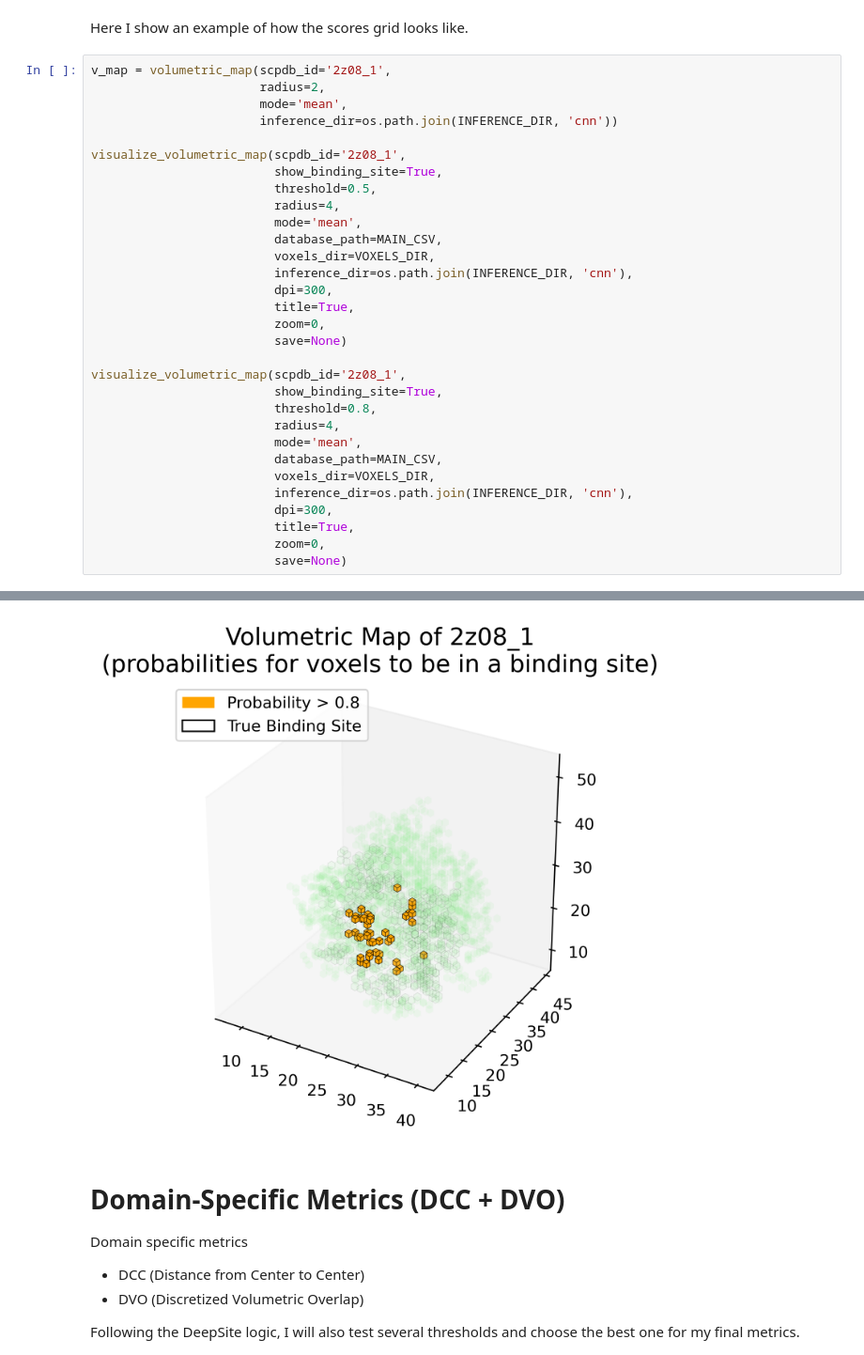
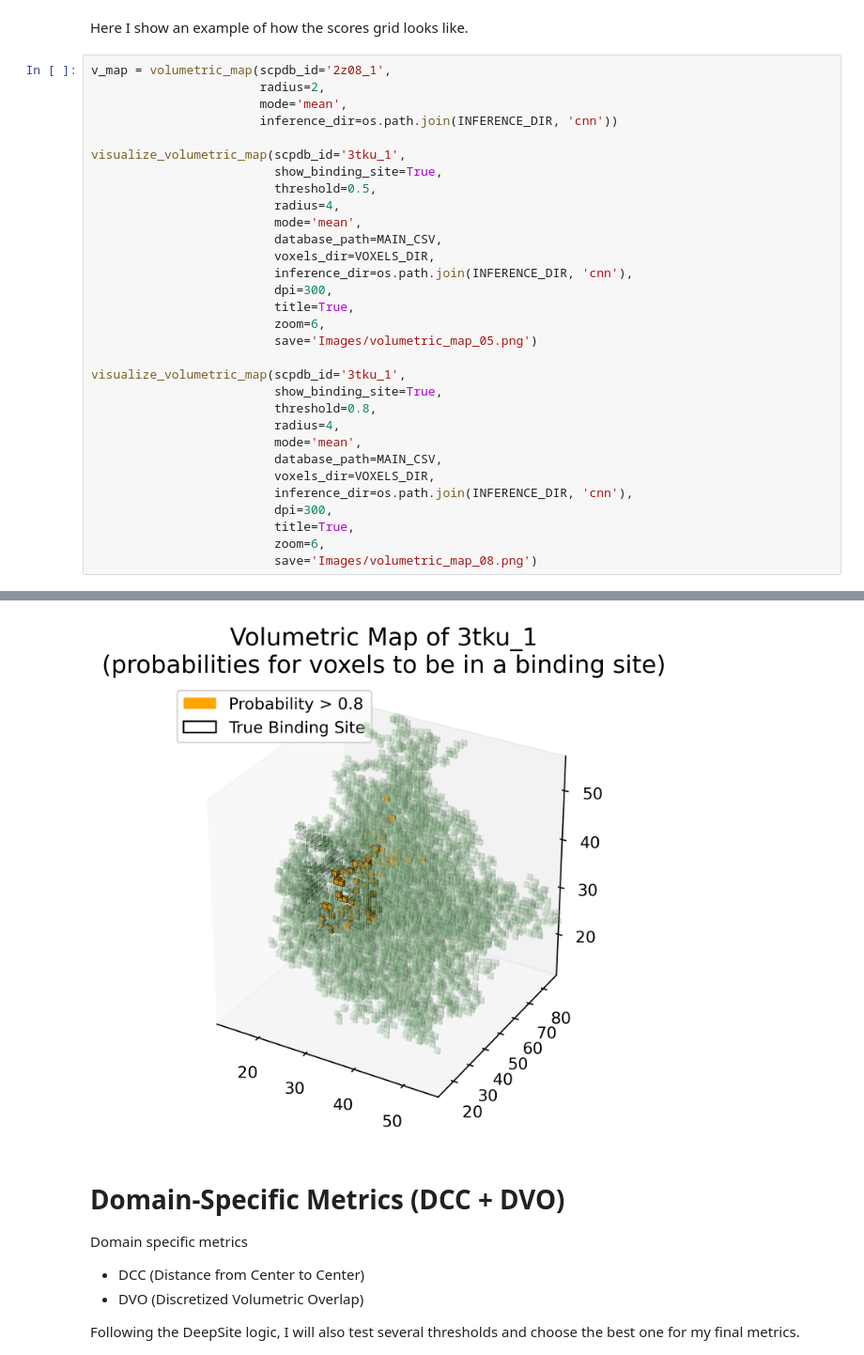
Before and after one commit to AskarAbdullaev/Binding_Sites, a Jupyter notebook: inference.ipynb, the cells around one changed output, grey strips where cells are left out. Shown at 94% size. Cells and saved outputs as stored; diff of their text form.

```diff
--- a/inference.ipynb
+++ b/inference.ipynb
@@ -273,7 +275,7 @@ v_map = volumetric_map(scpdb_id='2z08_1',
                        mode='mean',
                        inference_dir=os.path.join(INFERENCE_DIR, 'cnn'))
 
-visualize_volumetric_map(scpdb_id='2z08_1',
+visualize_volumetric_map(scpdb_id='3tku_1',
                          show_binding_site=True,
                          threshold=0.5,
                          radius=4,
@@ -283,10 +285,10 @@ visualize_volumetric_map(scpdb_id='2z08_1',
                          inference_dir=os.path.join(INFERENCE_DIR, 'cnn'),
                          dpi=300,
                          title=True,
-                         zoom=0,
-                         save=None)
+                         zoom=6,
+                         save='Images/volumetric_map_05.png')
 
-visualize_volumetric_map(scpdb_id='2z08_1',
+visualize_volumetric_map(scpdb_id='3tku_1',
                          show_binding_site=True,
                          threshold=0.8,
                          radius=4,
@@ -296,6 +298,6 @@ visualize_volumetric_map(scpdb_id='2z08_1',
                          inference_dir=os.path.join(INFERENCE_DIR, 'cnn'),
                          dpi=300,
                          title=True,
-                         zoom=0,
-                         save=None)
+                         zoom=6,
+                         save='Images/volumetric_map_08.png')
 # %% [output]
@@ -303,4 +305,4 @@ visualize_volumetric_map(scpdb_id='2z08_1',
-[figure, old version]
+[figure, new version]
 # %% [markdown]
 # Domain-Specific Metrics (DCC + DVO)
 
```
Also changed, not shown: parts of 7 cells of this notebook, 3 other files.
